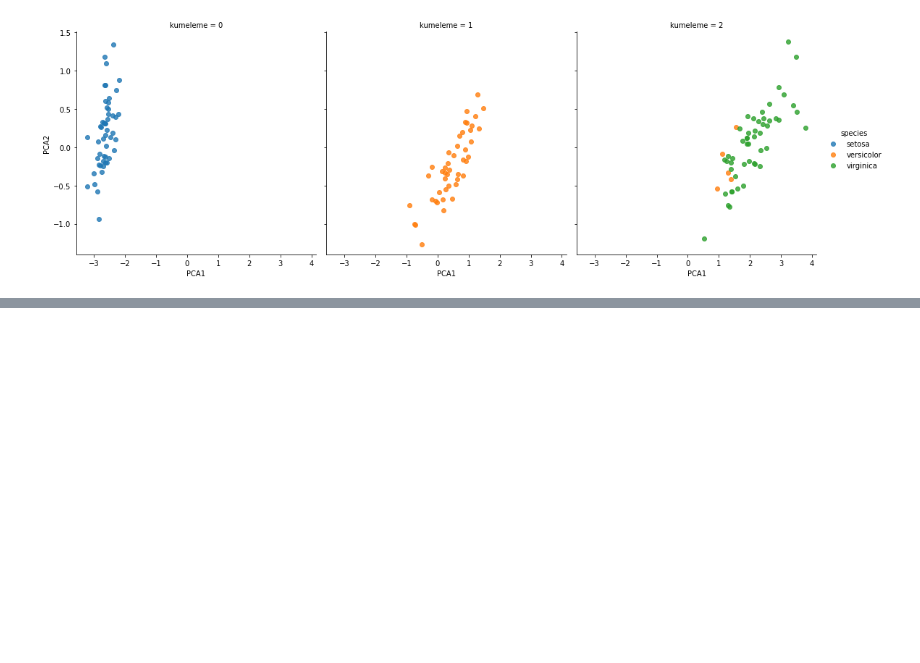
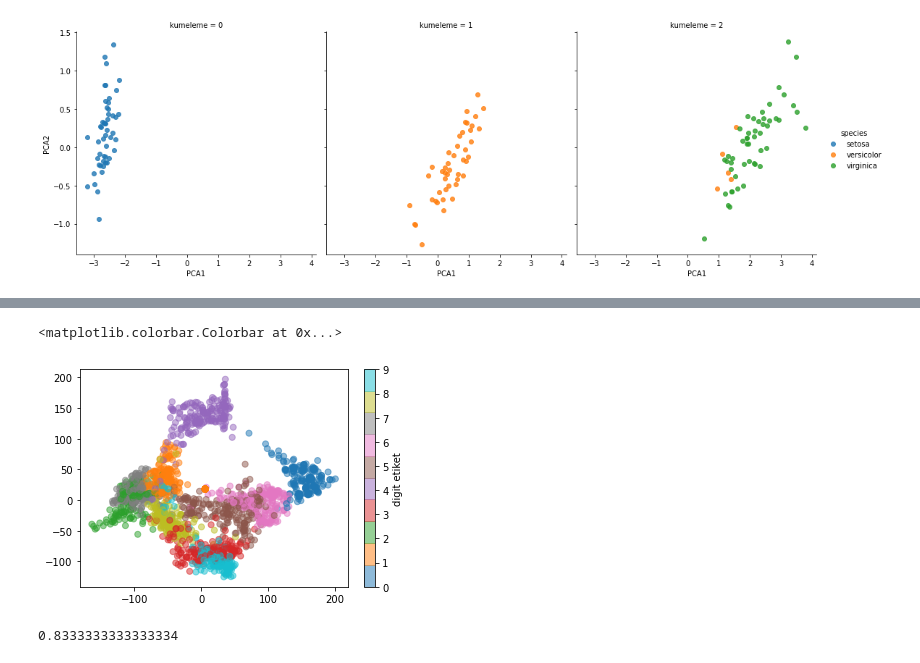
Before and after one commit to kuyucuk/Multilabel, a Jupyter notebook: tez_kod/Makine Öğrenmesi/machine_learning_lessons.ipynb, the cells around one changed output, grey strips where cells are left out. Cells and saved outputs as stored; diff of their text form; code cells hidden in the pictures; blank space fills up the shorter version.

```diff
--- a/tez_kod/Makine Öğrenmesi/machine_learning_lessons.ipynb
+++ b/tez_kod/Makine Öğrenmesi/machine_learning_lessons.ipynb
@@ -292,0 +329,7 @@ sns.lmplot('PCA1', 'PCA2', hue='species', data=iris,col='kumeleme', fit_reg=Fals
+# %%
+plt.scatter(data2[:,0],data2[:,1],c=digits.target, alpha=0.5,
+           cmap=plt.cm.get_cmap('tab10',10))
+plt.colorbar(label='digit etiket',ticks=range(10))
+# %% [output]
+<matplotlib.colorbar.Colorbar at 0x...>
+[figure, added]
@@ -292,0 +346,5 @@ sns.lmplot('PCA1', 'PCA2', hue='species', data=iris,col='kumeleme', fit_reg=Fals
+# %%
+from sklearn.metrics import accuracy_score
+accuracy_score(y_test,y_model)
+# %% [output]
+0.8333333333333334
```
Also changed, not shown: parts of 12 cells of this notebook.
